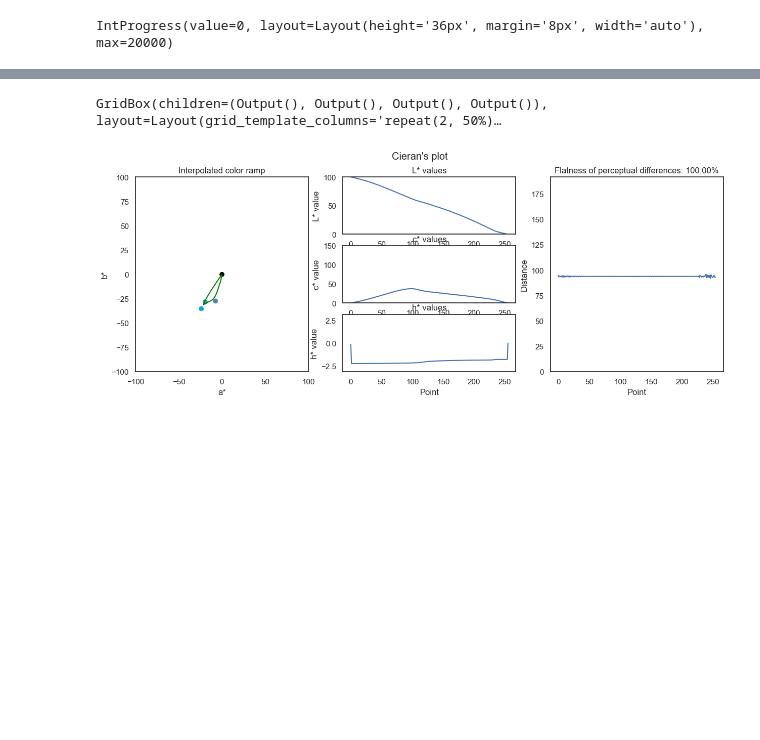
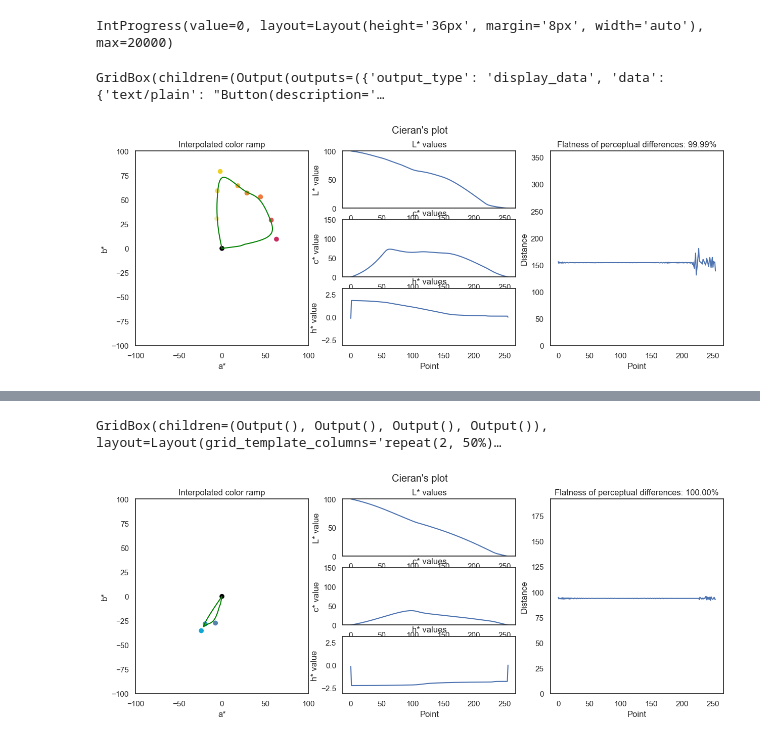
Before and after one commit to matthhong/cieran, a Jupyter notebook: example.ipynb, the cells around one changed output, grey strips where cells are left out. Saved outputs shown, nothing was run; the diff lists cells and outputs as text; code cells hidden in the pictures; blank space fills up the shorter version.

```diff
--- a/example.ipynb
+++ b/example.ipynb
@@ -32,4 +35,10 @@ cie.search()
 # %% [output]
 IntProgress(value=0, layout=Layout(height='36px', margin='8px', width='auto'), max=20000)
 # %%
-cie.
+cie.options_display
+# %% [output]
+GridBox(children=(Output(outputs=({'output_type': 'display_data', 'data': {'text/plain': "Button(description='…
+# %%
+cie._ranked_results[0].plot_all()
+# %% [output]
+[figure, added]
```
Also changed, not shown: parts of 7 cells of this notebook, 2 other files.
